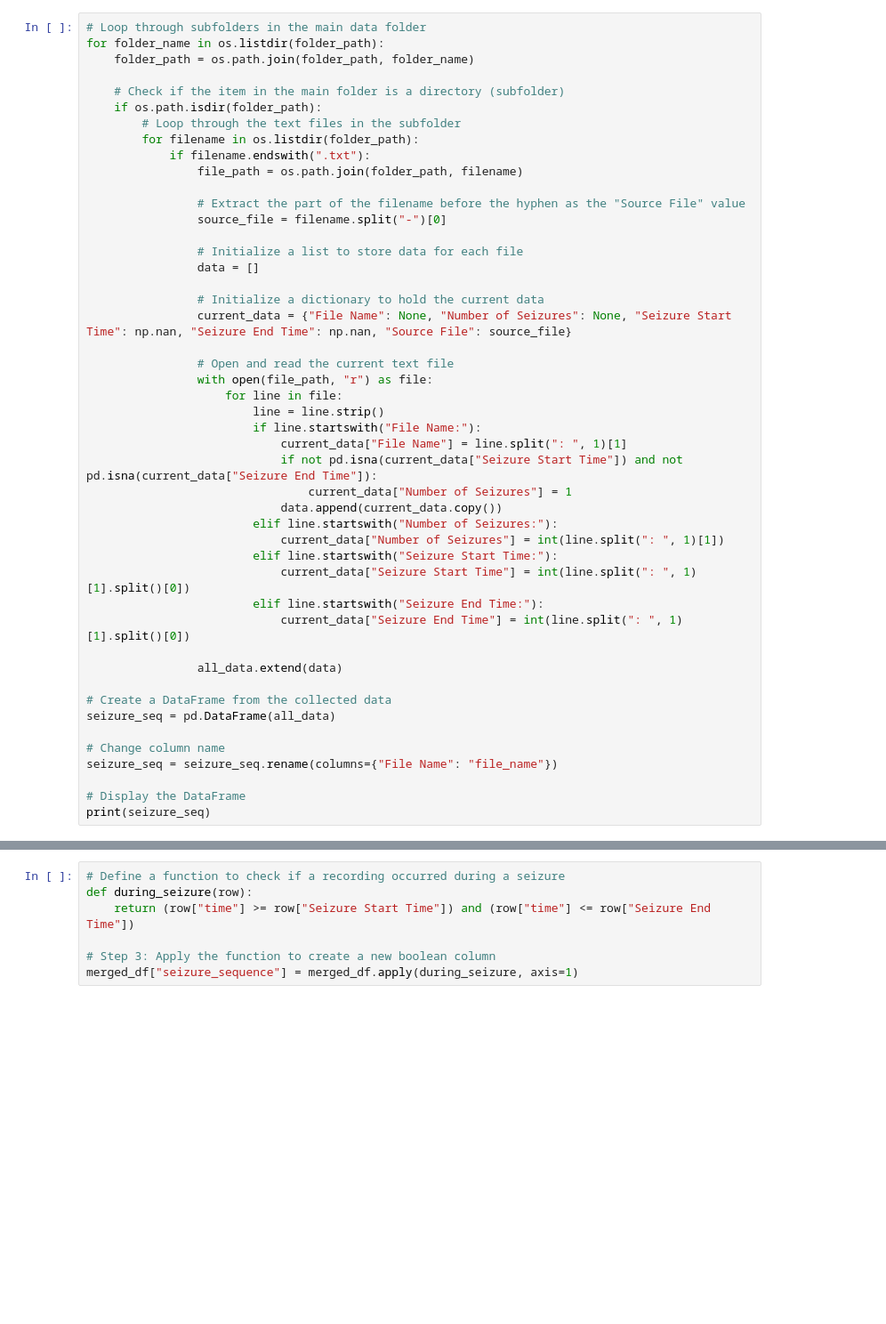
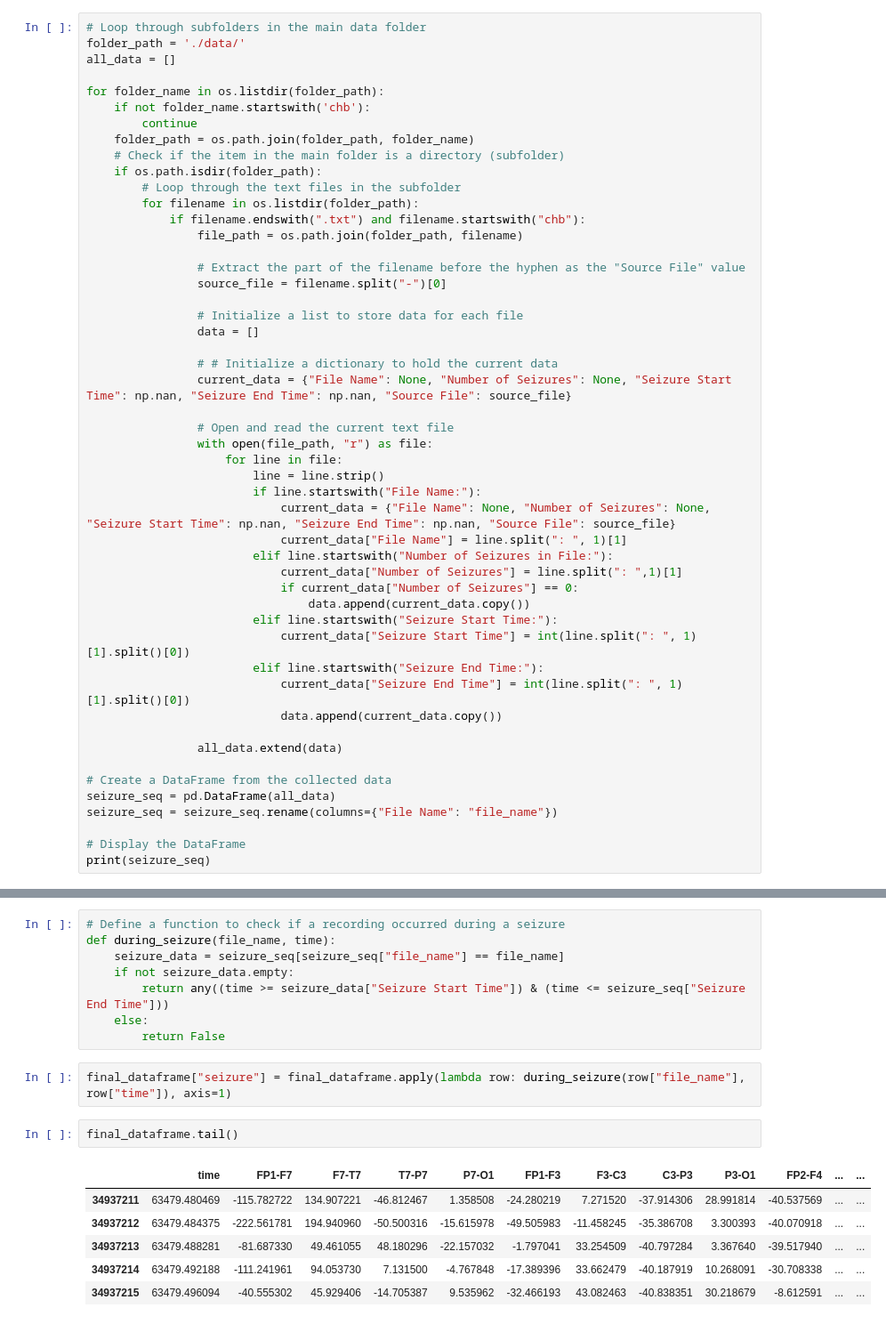
Before and after one commit to anacbroggini/AI-SeizureDetection, a Jupyter notebook: data_assembly_all.ipynb, the cells around one changed output, grey strips where cells are left out. Shown at 89% size. Saved outputs shown, nothing was run; the diff lists cells and outputs as text; blank space fills up the shorter version.

```diff
--- a/data_assembly_all.ipynb
+++ b/data_assembly_all.ipynb
@@ -96,13 +110,17 @@ all_data = []
 # %%
 # Loop through subfolders in the main data folder
+folder_path = './data/'
+all_data = []
+
 for folder_name in os.listdir(folder_path):
+    if not folder_name.startswith('chb'):
+        continue
     folder_path = os.path.join(folder_path, folder_name)
-
     # Check if the item in the main folder is a directory (subfolder)
     if os.path.isdir(folder_path):
         # Loop through the text files in the subfolder
         for filename in os.listdir(folder_path):
-            if filename.endswith(".txt"):
+            if filename.endswith(".txt") and filename.startswith("chb"):
                 file_path = os.path.join(folder_path, filename)
 
                 # Extract the part of the filename before the hyphen as the "Source File" value
@@ -111,7 +129,7 @@ for folder_name in os.listdir(folder_path):
                 # Initialize a list to store data for each file
                 data = []
 
-                # Initialize a dictionary to hold the current data
+                # # Initialize a dictionary to hold the current data
                 current_data = {"File Name": None, "Number of Seizures": None, "Seizure Start Time": np.nan, "Seizure End Time": np.nan, "Source File": source_file}
 
                 # Open and read the current text file
@@ -119,23 +137,22 @@ for folder_name in os.listdir(folder_path):
                     for line in file:
                         line = line.strip()
                         if line.startswith("File Name:"):
+                            current_data = {"File Name": None, "Number of Seizures": None, "Seizure Start Time": np.nan, "Seizure End Time": np.nan, "Source File": source_file}
                             current_data["File Name"] = line.split(": ", 1)[1]
-                            if not pd.isna(current_data["Seizure Start Time"]) and not pd.isna(current_data["Seizure End Time"]):
-                                current_data["Number of Seizures"] = 1
-                            data.append(current_data.copy())
-                        elif line.startswith("Number of Seizures:"):
-                            current_data["Number of Seizures"] = int(line.split(": ", 1)[1])
+                        elif line.startswith("Number of Seizures in File:"):
+                            current_data["Number of Seizures"] = line.split(": ",1)[1]
+                            if current_data["Number of Seizures"] == 0:
+                                data.append(current_data.copy())
                         elif line.startswith("Seizure Start Time:"):
                             current_data["Seizure Start Time"] = int(line.split(": ", 1)[1].split()[0])
                         elif line.startswith("Seizure End Time:"):
                             current_data["Seizure End Time"] = int(line.split(": ", 1)[1].split()[0])
+                            data.append(current_data.copy())
 
                 all_data.extend(data)
 
 # Create a DataFrame from the collected data
 seizure_seq = pd.DataFrame(all_data)
-
-# Change column name
 seizure_seq = seizure_seq.rename(columns={"File Name": "file_name"})
 
 # Display the DataFrame
@@ -152,7 +178,19 @@ KeyError: 'file_name'
 # %%
 # Define a function to check if a recording occurred during a seizure
-def during_seizure(row):
-    return (row["time"] >= row["Seizure Start Time"]) and (row["time"] <= row["Seizure End Time"])
-
-# Step 3: Apply the function to create a new boolean column
-merged_df["seizure_sequence"] = merged_df.apply(during_seizure, axis=1)
+def during_seizure(file_name, time):
+    seizure_data = seizure_seq[seizure_seq["file_name"] == file_name]
+    if not seizure_data.empty:
+        return any((time >= seizure_data["Seizure Start Time"]) & (time <= seizure_seq["Seizure End Time"]))
+    else:
+        return False
+# %%
+final_dataframe["seizure"] = final_dataframe.apply(lambda row: during_seizure(row["file_name"], row["time"]), axis=1)
+# %%
+final_dataframe.tail()
+# %% [output]
+|  | time | FP1-F7 | F7-T7 | T7-P7 | P7-O1 | FP1-F3 | F3-C3 | C3-P3 | P3-O1 | FP2-F4 | ... | ... |
+| 34937211 | 63479.480469 | -115.782722 | 134.907221 | -46.812467 | 1.358508 | -24.280219 | 7.271520 | -37.914306 | 28.991814 | -40.537569 | ... | ... |
+| 34937212 | 63479.484375 | -222.561781 | 194.940960 | -50.500316 | -15.615978 | -49.505983 | -11.458245 | -35.386708 | 3.300393 | -40.070918 | ... | ... |
+| 34937213 | 63479.488281 | -81.687330 | 49.461055 | 48.180296 | -22.157032 | -1.797041 | 33.254509 | -40.797284 | 3.367640 | -39.517940 | ... | ... |
+| 34937214 | 63479.492188 | -111.241961 | 94.053730 | 7.131500 | -4.767848 | -17.389396 | 33.662479 | -40.187919 | 10.268091 | -30.708338 | ... | ... |
+| 34937215 | 63479.496094 | -40.555302 | 45.929406 | -14.705387 | 9.535962 | -32.466193 | 43.082463 | -40.838351 | 30.218679 | -8.612591 | ... | ... |
```
Also changed, not shown: parts of 10 cells of this notebook.
